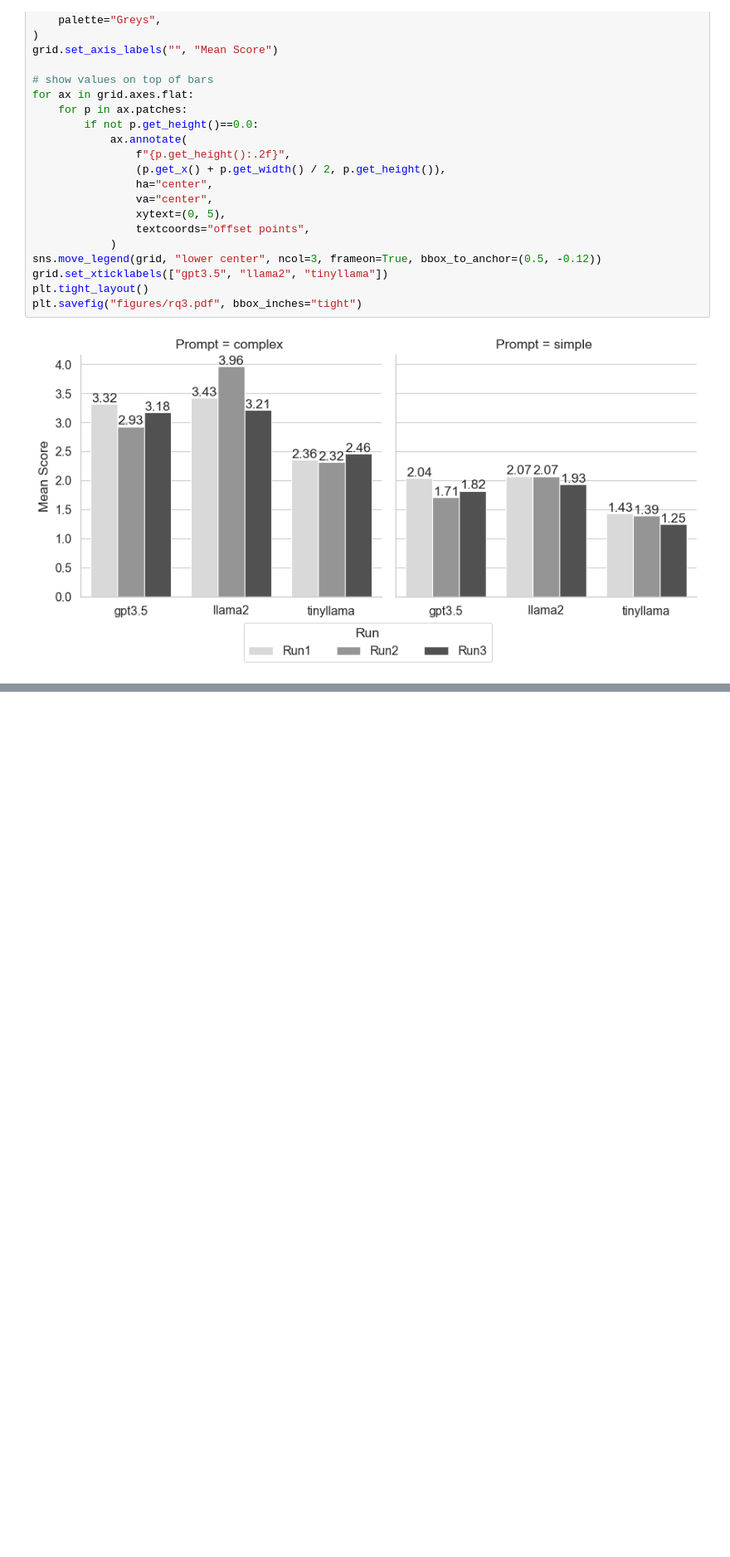
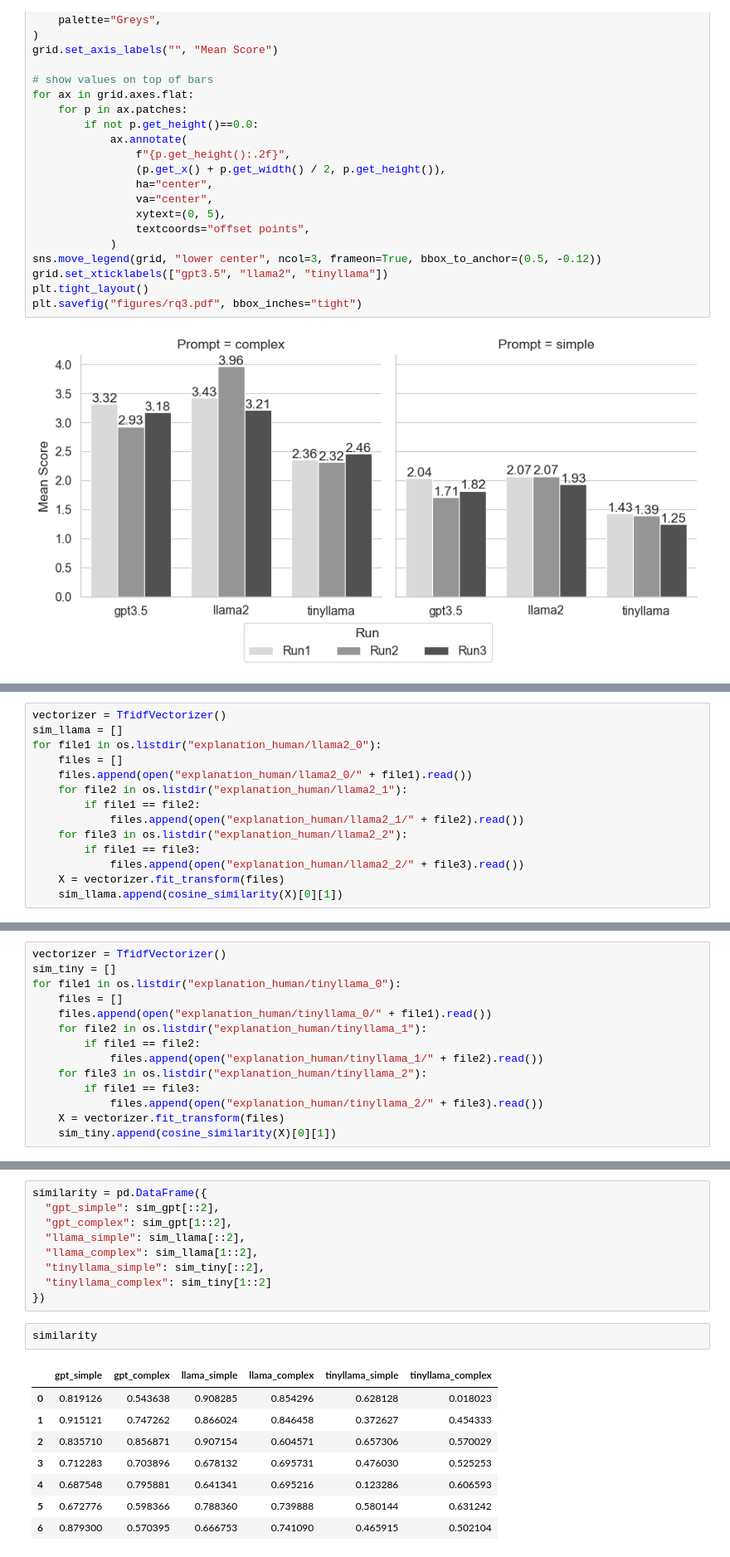
Before and after one commit to giordanoDaloisio/XQuantum, a Jupyter notebook: analysis.ipynb, the cells around one changed output, grey strips where cells are left out. Shown: that part at 83% size. Drawn from its saved outputs; the diff is of its cells as text; blank space fills up the shorter version.

```diff
--- a/analysis.ipynb
+++ b/analysis.ipynb
@@ -162,0 +414,14 @@ plt.show()
+# %%
+vectorizer = TfidfVectorizer()
+sim_llama = []
+for file1 in os.listdir("explanation_human/llama2_0"):
+    files = []
+    files.append(open("explanation_human/llama2_0/" + file1).read())
+    for file2 in os.listdir("explanation_human/llama2_1"):
+        if file1 == file2:
+            files.append(open("explanation_human/llama2_1/" + file2).read())
+    for file3 in os.listdir("explanation_human/llama2_2"):
+        if file1 == file3:
+            files.append(open("explanation_human/llama2_2/" + file3).read())
+    X = vectorizer.fit_transform(files)
+    sim_llama.append(cosine_similarity(X)[0][1])
@@ -162,0 +447,14 @@ plt.show()
+# %%
+vectorizer = TfidfVectorizer()
+sim_tiny = []
+for file1 in os.listdir("explanation_human/tinyllama_0"):
+    files = []
+    files.append(open("explanation_human/tinyllama_0/" + file1).read())
+    for file2 in os.listdir("explanation_human/tinyllama_1"):
+        if file1 == file2:
+            files.append(open("explanation_human/tinyllama_1/" + file2).read())
+    for file3 in os.listdir("explanation_human/tinyllama_2"):
+        if file1 == file3:
+            files.append(open("explanation_human/tinyllama_2/" + file3).read())
+    X = vectorizer.fit_transform(files)
+    sim_tiny.append(cosine_similarity(X)[0][1])
@@ -162,0 +478,20 @@ plt.show()
+# %%
+similarity = pd.DataFrame({
+  "gpt_simple": sim_gpt[::2],
+  "gpt_complex": sim_gpt[1::2],
+  "llama_simple": sim_llama[::2],
+  "llama_complex": sim_llama[1::2],
+  "tinyllama_simple": sim_tiny[::2],
+  "tinyllama_complex": sim_tiny[1::2]
+})
+# %%
+similarity
+# %% [output]
+|  | gpt_simple | gpt_complex | llama_simple | llama_complex | tinyllama_simple | tinyllama_complex |
+| 0 | 0.819126 | 0.543638 | 0.908285 | 0.854296 | 0.628128 | 0.018023 |
+| 1 | 0.915121 | 0.747262 | 0.866024 | 0.846458 | 0.372627 | 0.454333 |
+| 2 | 0.835710 | 0.856871 | 0.907154 | 0.604571 | 0.657306 | 0.570029 |
+| 3 | 0.712283 | 0.703896 | 0.678132 | 0.695731 | 0.476030 | 0.525253 |
+| 4 | 0.687548 | 0.795881 | 0.641341 | 0.695216 | 0.123286 | 0.606593 |
+| 5 | 0.672776 | 0.598366 | 0.788360 | 0.739888 | 0.580144 | 0.631242 |
+| 6 | 0.879300 | 0.570395 | 0.666753 | 0.741090 | 0.465915 | 0.502104 |
```
Also changed, not shown: parts of 65 cells of this notebook, 5 other files.
